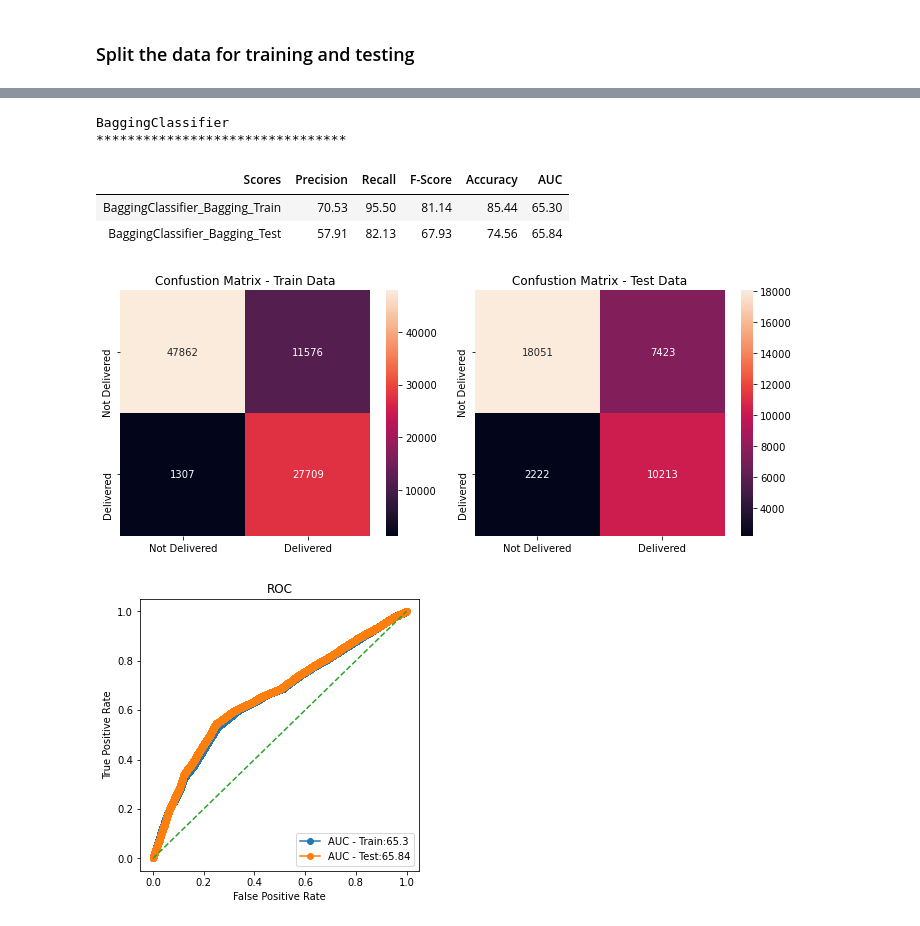
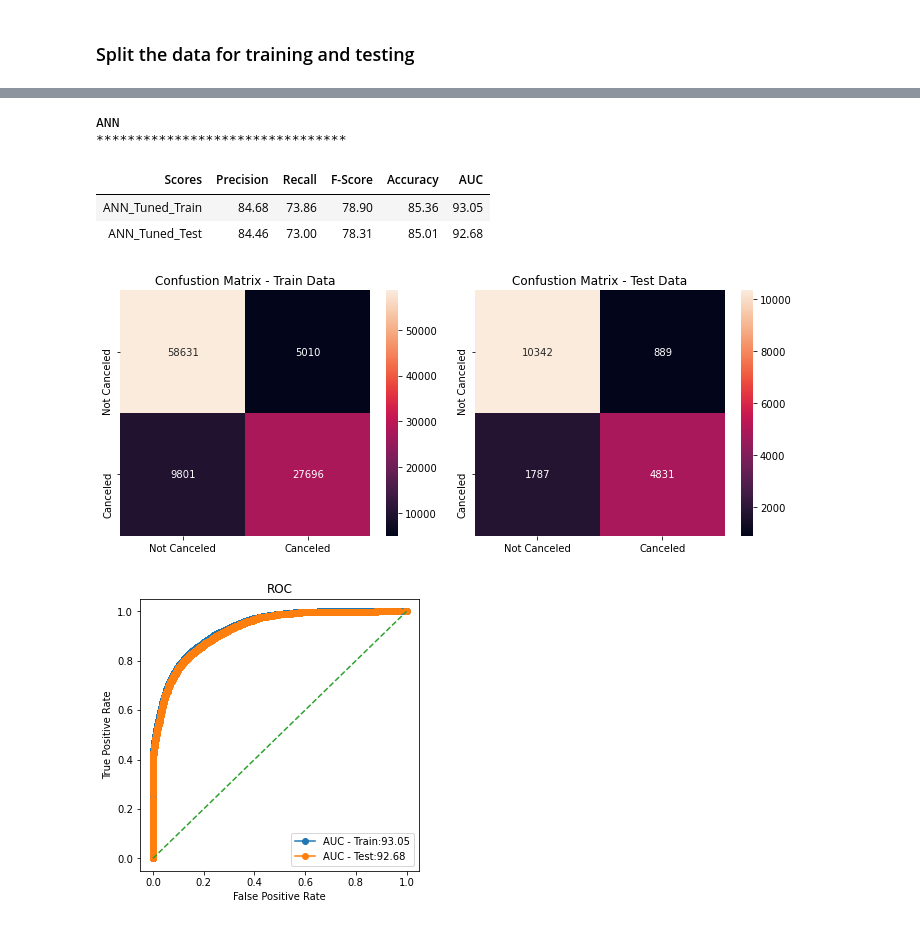
Before and after one commit to psiva2019/Hackathon, a Jupyter notebook: Algoritmo/Algoritmo.ipynb, the cells around one changed output, grey strips where cells are left out. Drawn from its saved outputs; the diff is of its cells as text; code cells hidden in the pictures.

Commit message:
update score

```diff
--- a/Algoritmo/Algoritmo.ipynb
+++ b/Algoritmo/Algoritmo.ipynb
@@ -1042,5 +1032,5 @@ RandomForest
 # %%
-xgbcl = XGBClassifier(use_label_encoder=False,objective='binary:hinge')
+xgbcl = xgb.XGBClassifier(use_label_encoder=False,objective='binary:hinge')
 xgbcl.fit(X_train_sc,y_train)
 
 xgtrainpredict = xgbcl.predict(X_train_sc)
@@ -1058,17 +1047,0 @@ XGBoost
-# %%
-xgbcl = XGBClassifier(use_label_encoder=False)
-param_grid = {
-     'objective':['binary:hinge']
-}
-xgbcl = GridSearchCV(xgbcl,
-                    param_grid = param_grid,
-                    scoring = "f1",
-                    cv = 3)
-xgbcl.fit(X_train_sc,y_train)
-xgbcl.best_estimator_
-# Dictionary of best parameters
-
-xgtrainpredict = xgbcl.predict(X_train_sc)
-xgtestpredict = xgbcl.predict(X_test_sc)
-
-res_df=scores_train_test(xgbcl,X_train_sc,X_test_sc,y_train,y_test,xgtrainpredict,xgtestpredict,'Tuned','XGBoost')
@@ -1091,10 +1048,29 @@ bgcl_y_predict_test = bgcl.predict(X_test)
+# %%
+from sklearn.neural_network import MLPClassifier
+param_grid = {
+    'hidden_layer_sizes': [200,350],
+    'max_iter': [500,750],
+    'solver': ['sgd','adam'],
+    'tol': [0.01,0.001],
+}
+
+nncl = MLPClassifier(random_state=9)
+
+NNModel = GridSearchCV(estimator = nncl, param_grid = param_grid, cv = 3)
+
+NNModel.fit(X_train_sc, y_train)
+
+NNModel.best_estimator_
+# %%
+NNTrainPredict = NNModel.predict(X_train_sc)
+NNTestPredict = NNModel.predict(X_test_sc)
 # %%
-res_df = scores_train_test(bgcl,X_train_sc,X_test_sc,y_train,y_test,bgcl_y_predict_train,bgcl_y_predict_test,'Bagging','BaggingClassifier')
+res_df=scores_train_test(NNModel,X_train_sc,X_test_sc,y_train,y_test,NNTrainPredict,NNTestPredict,'Tuned','ANN')
 # %% [output]
-BaggingClassifier
+ANN
 ********************************
 | Scores | Precision | Recall | F-Score | Accuracy | AUC |
-| BaggingClassifier_Bagging_Train | 70.53 | 95.50 | 81.14 | 85.44 | 65.30 |
-| BaggingClassifier_Bagging_Test | 57.91 | 82.13 | 67.93 | 74.56 | 65.84 |
+| ANN_Tuned_Train | 84.68 | 73.86 | 78.90 | 85.36 | 93.05 |
+| ANN_Tuned_Test | 84.46 | 73.00 | 78.31 | 85.01 | 92.68 |
-[figure, old version]
+[figure, new version]
-[figure, old version]
+[figure, new version]
```
Also changed, not shown: parts of 41 cells of this notebook, 2 other files.
